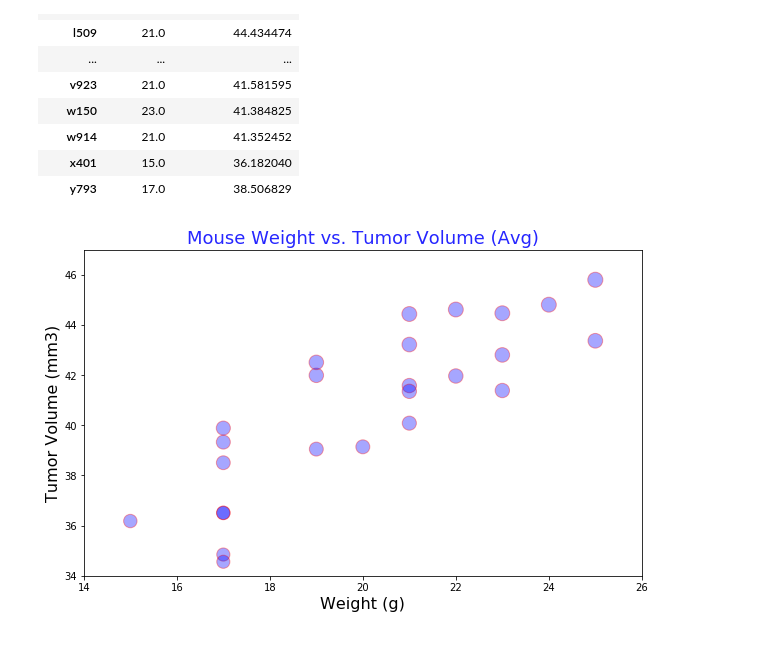
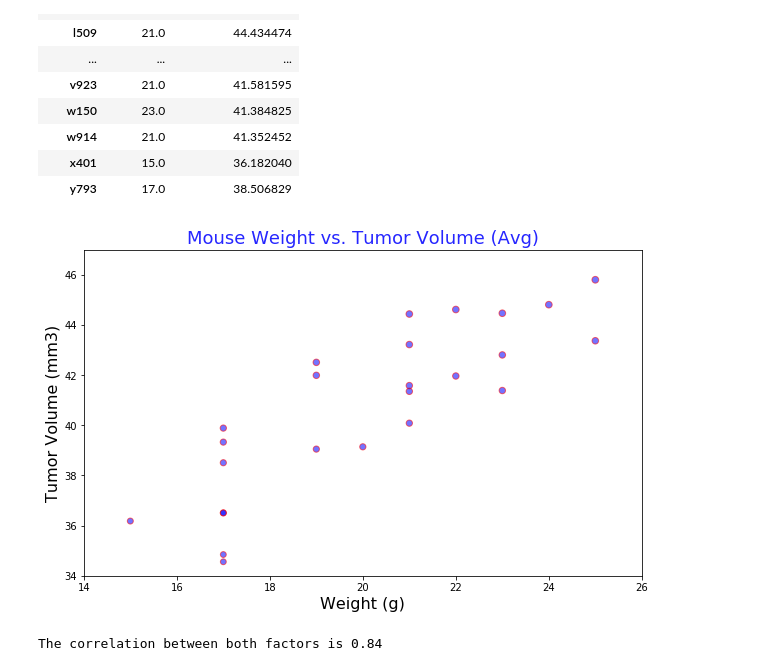
Before and after one commit to LinaSachuk/DU_HomeWork, a Jupyter notebook: matplotlib/pymaceuticals_starter.ipynb, the cells around one changed output. Drawn from its saved outputs; the diff is of its cells as text; code cells hidden in the pictures.

```diff
--- a/matplotlib/pymaceuticals_starter.ipynb
+++ b/matplotlib/pymaceuticals_starter.ipynb
@@ -586,35 +592,41 @@ weight_tumor_df
 # %%
 
 # Create our x values
 x_axis = group_cap_df['Weight (g)']
 
 # Create our y values
 y_axis = group_cap_df['Tumor Volume (mm3)']
 
 # Make a scatter plot
-# The size of each point on our plot is determined by their y value multiply by 5 for better visualisation
+# The size of each point on our plot is determined by their y value
 plt.scatter(x_axis, y_axis, marker="o", facecolors="b", edgecolors="r",
-            s= group_cap_df['Tumor Volume (mm3)']*5, alpha=0.35)
+            s= group_cap_df['Tumor Volume (mm3)'], alpha=0.55)
 
 # To change the size of your pie chart/figure
 fig = plt.gcf()
 fig.set_size_inches(10,6)
 
+
 # Creating a title, x label, and y label
 plt.title("Mouse Weight vs. Tumor Volume (Avg)", fontsize=18, color='b', alpha=0.85)
 plt.xlabel("Weight (g)", fontsize=16)
 plt.ylabel("Tumor Volume (mm3)", fontsize=16)
+
 
 # Create x limits of our scatter plot
 plt.xlim(14, 26)
 
 # Create y limits of our scatter plot
 plt.ylim(34, 47)
 
 # plt.grid(linestyle='dotted')
 plt.show()
 # %% [output]
-[figure, old version]
+[figure, new version]
 # %%
 # Calculate the correlation coefficient and linear regression model for mouse weight
 # and average tumor volume for the Capomulin regimen
+correlation = st.pearsonr(group_cap_df['Weight (g)'], group_cap_df['Tumor Volume (mm3)'])
+print(f"The correlation between both factors is {round(correlation[0],2)}")
+# %% [output]
+The correlation between both factors is 0.84
```
Also changed, not shown: parts of 8 cells of this notebook.
